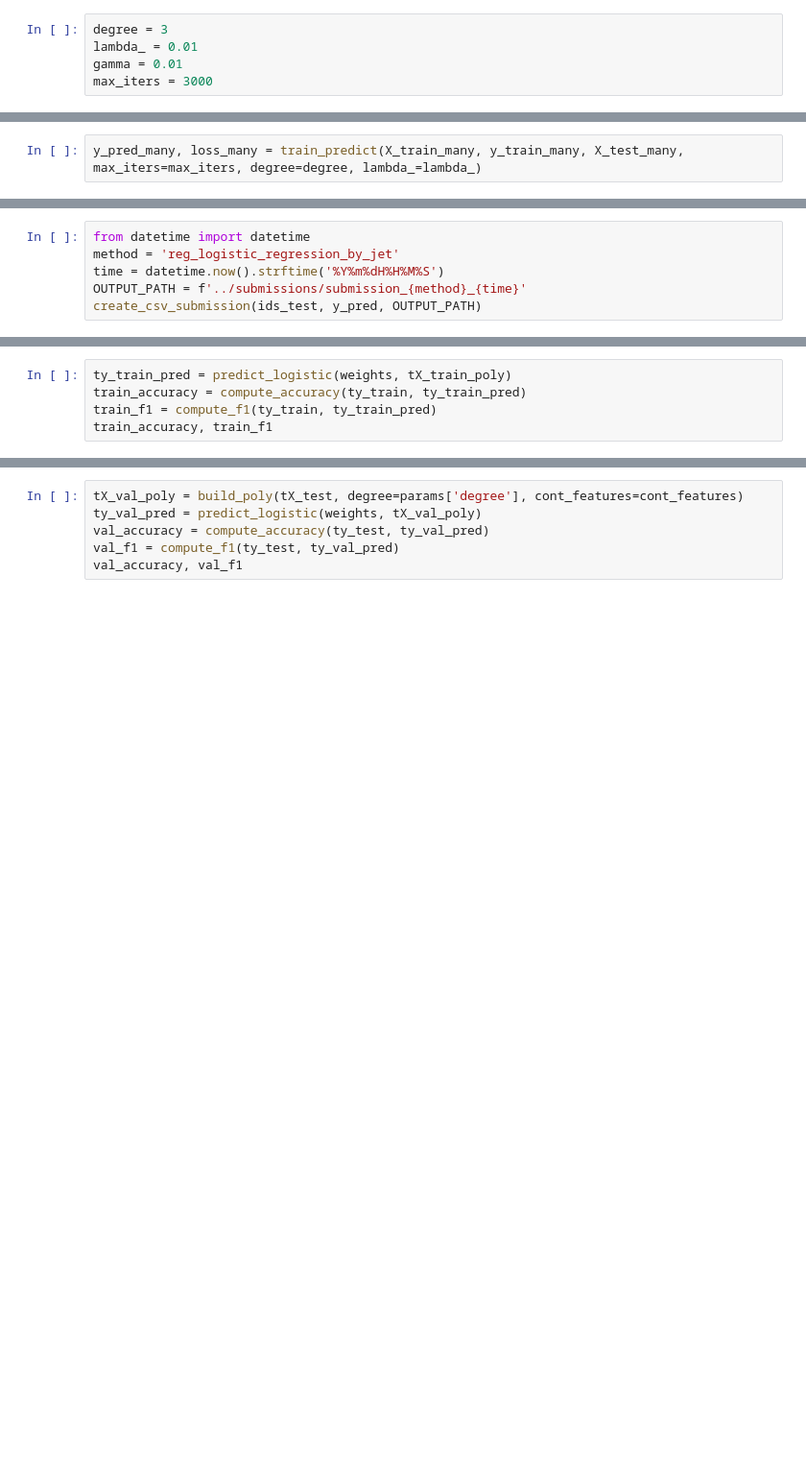
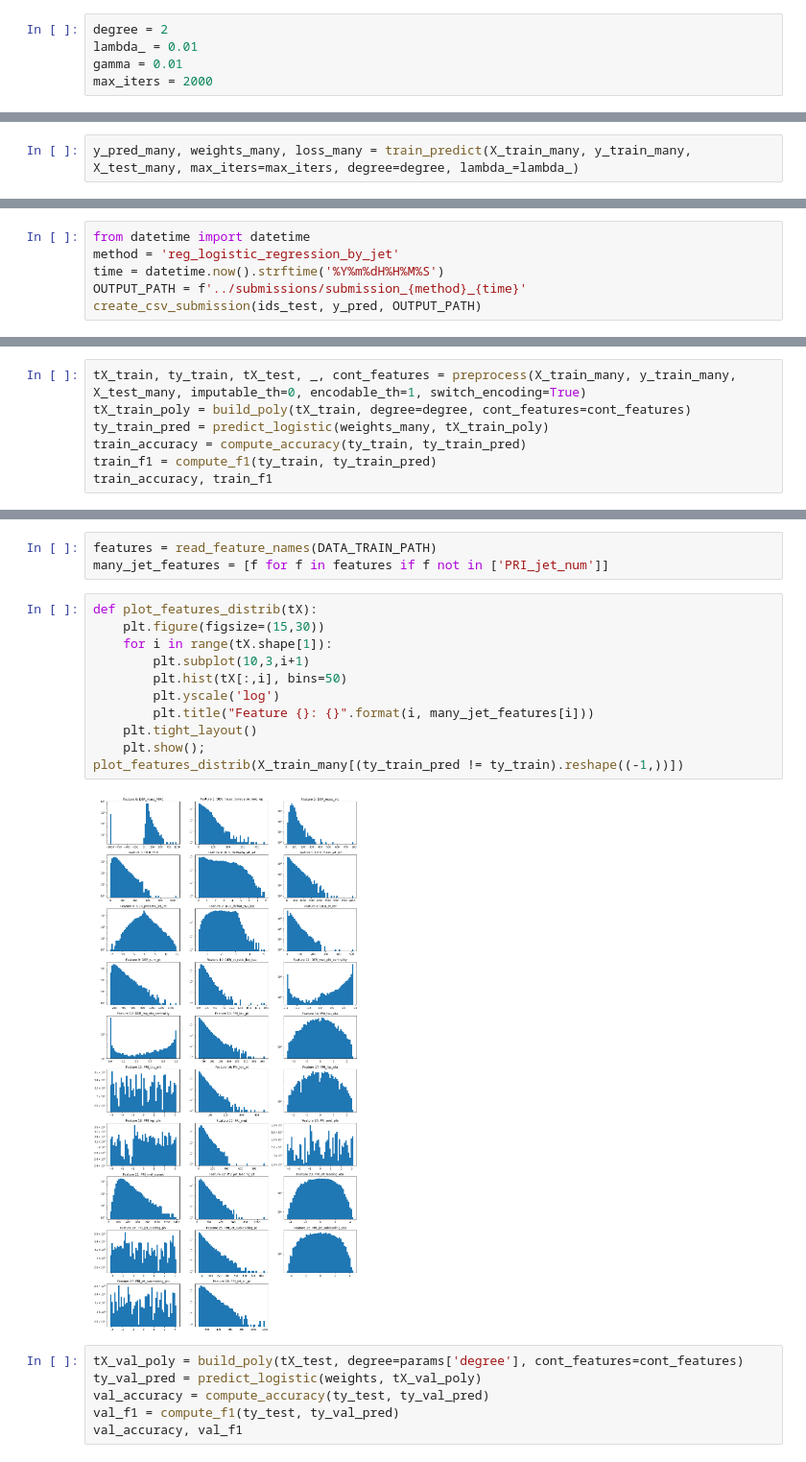
Before and after one commit to mismayil/higgs-boson, a Jupyter notebook: notebooks/logistic_regression.ipynb, the cells around one changed output, grey strips where cells are left out. Shown at 96% size. Saved outputs shown, nothing was run; the diff lists cells and outputs as text; blank space fills up the shorter version.

```diff
--- a/notebooks/logistic_regression.ipynb
+++ b/notebooks/logistic_regression.ipynb
@@ -33,8 +33,8 @@ def train_predict(X_train, y_train, X_test, max_iters=3000, degree=2, lambda_=0.
 # %%
-degree = 3
+degree = 2
 lambda_ = 0.01
 gamma = 0.01
-max_iters = 3000
+max_iters = 2000
 # %%
 y_pred_zero, loss_zero = train_predict(X_train_zero, y_train_zero, X_test_zero, max_iters=max_iters, degree=degree, lambda_=lambda_)
 # %% [output]
@@ -78,3 +78,3 @@ Iteration = 2990, accuracy = 77.83967811822964, loss = 0.48674567856152223
 # %%
-y_pred_many, loss_many = train_predict(X_train_many, y_train_many, X_test_many, max_iters=max_iters, degree=degree, lambda_=lambda_)
+y_pred_many, weights_many, loss_many = train_predict(X_train_many, y_train_many, X_test_many, max_iters=max_iters, degree=degree, lambda_=lambda_)
 # %% [output]
@@ -134,5 +142,7 @@ Iteration = 90, accuracy = 65.84724998388033, loss = 0.9994542927950989
 # %%
-ty_train_pred = predict_logistic(weights, tX_train_poly)
+tX_train, ty_train, tX_test, _, cont_features = preprocess(X_train_many, y_train_many, X_test_many, imputable_th=0, encodable_th=1, switch_encoding=True)
+tX_train_poly = build_poly(tX_train, degree=degree, cont_features=cont_features)
+ty_train_pred = predict_logistic(weights_many, tX_train_poly)
 train_accuracy = compute_accuracy(ty_train, ty_train_pred)
 train_f1 = compute_f1(ty_train, ty_train_pred)
 train_accuracy, train_f1
@@ -141,3 +155,19 @@ train_accuracy, train_f1
+# %%
+features = read_feature_names(DATA_TRAIN_PATH)
+many_jet_features = [f for f in features if f not in ['PRI_jet_num']]
+# %%
+def plot_features_distrib(tX):
+    plt.figure(figsize=(15,30))
+    for i in range(tX.shape[1]):
+        plt.subplot(10,3,i+1)
+        plt.hist(tX[:,i], bins=50)
+        plt.yscale('log')
+        plt.title("Feature {}: {}".format(i, many_jet_features[i]))
+    plt.tight_layout()
+    plt.show();
+plot_features_distrib(X_train_many[(ty_train_pred != ty_train).reshape((-1,))])
+# %% [output]
+[figure, added]
 # %%
 tX_val_poly = build_poly(tX_test, degree=params['degree'], cont_features=cont_features)
 ty_val_pred = predict_logistic(weights, tX_val_poly)
```
Also changed, not shown: parts of 8 cells of this notebook, 2 other files.
